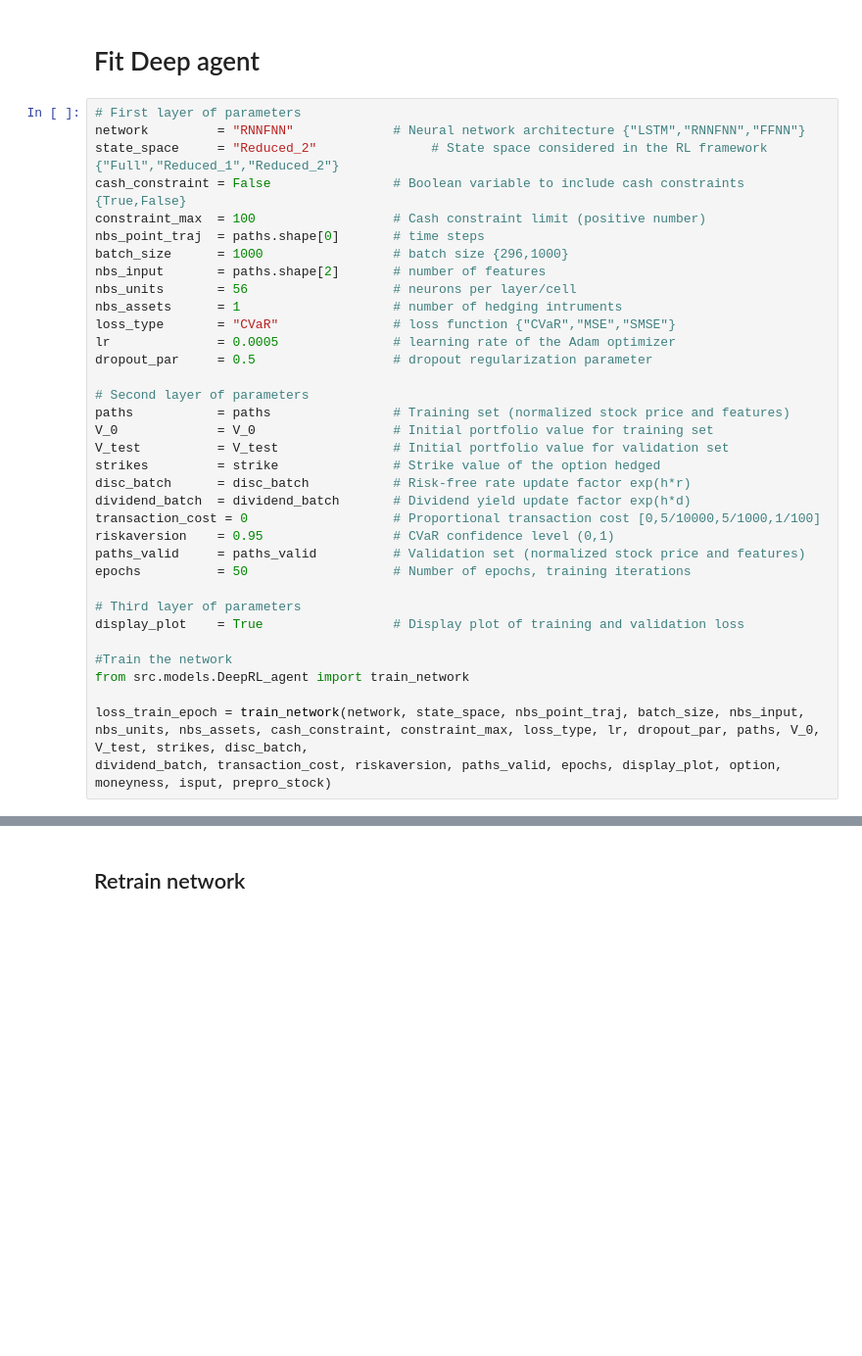
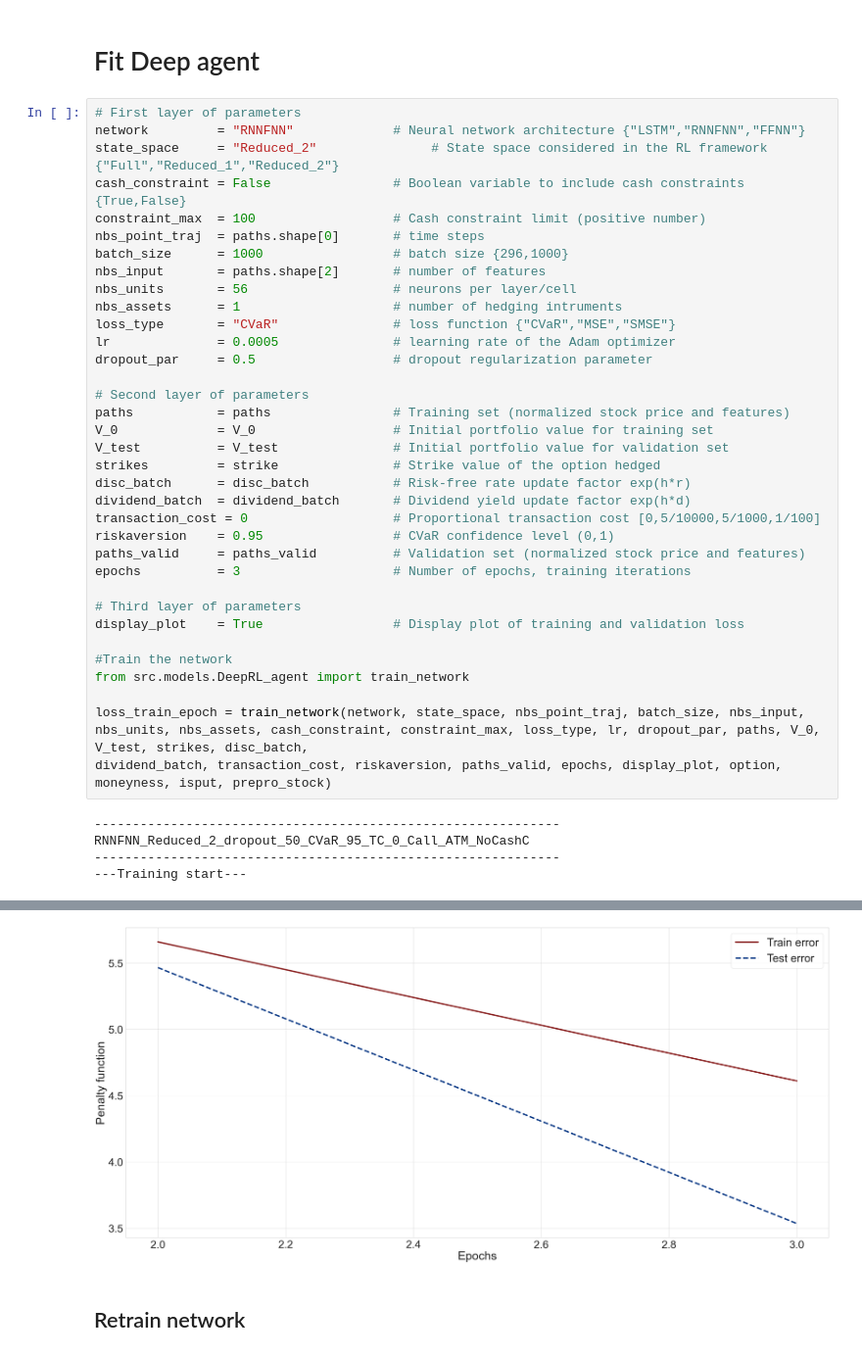
Before and after one commit to cpmendoza/DeepHedging_JIVR, a Jupyter notebook: notebooks/DeepHedging.ipynb, the cells around one changed output, grey strips where cells are left out. Shown at 98% size. Cells and saved outputs as stored; diff of their text form; blank space fills up the shorter version.

```diff
--- a/notebooks/DeepHedging.ipynb
+++ b/notebooks/DeepHedging.ipynb
@@ -54,7 +54,7 @@ dividend_batch  = dividend_batch       # Dividend yield update factor exp(h*d)
 transaction_cost = 0                   # Proportional transaction cost [0,5/10000,5/1000,1/100]
 riskaversion    = 0.95                 # CVaR confidence level (0,1)
 paths_valid     = paths_valid          # Validation set (normalized stock price and features)
-epochs          = 50                   # Number of epochs, training iterations
+epochs          = 3                    # Number of epochs, training iterations
 
 # Third layer of parameters
 display_plot    = True                 # Display plot of training and validation loss
@@ -64,3 +64,8 @@ from src.models.DeepRL_agent import train_network
 
 loss_train_epoch = train_network(network, state_space, nbs_point_traj, batch_size, nbs_input, nbs_units, nbs_assets, cash_constraint, constraint_max, loss_type, lr, dropout_par, paths, V_0, V_test, strikes, disc_batch,
 dividend_batch, transaction_cost, riskaversion, paths_valid, epochs, display_plot, option, moneyness, isput, prepro_stock)
+# %% [output]
+-------------------------------------------------------------
+RNNFNN_Reduced_2_dropout_50_CVaR_95_TC_0_Call_ATM_NoCashC
+-------------------------------------------------------------
+---Training start---
@@ -67,3 +85,4 @@ dividend_batch, transaction_cost, riskaversion, paths_valid, epochs, display_plo
+[figure, added]
 # %% [markdown]
 ## Retrain network
 # %%
```
Also changed, not shown: parts of 7 cells of this notebook, 5 other files.
